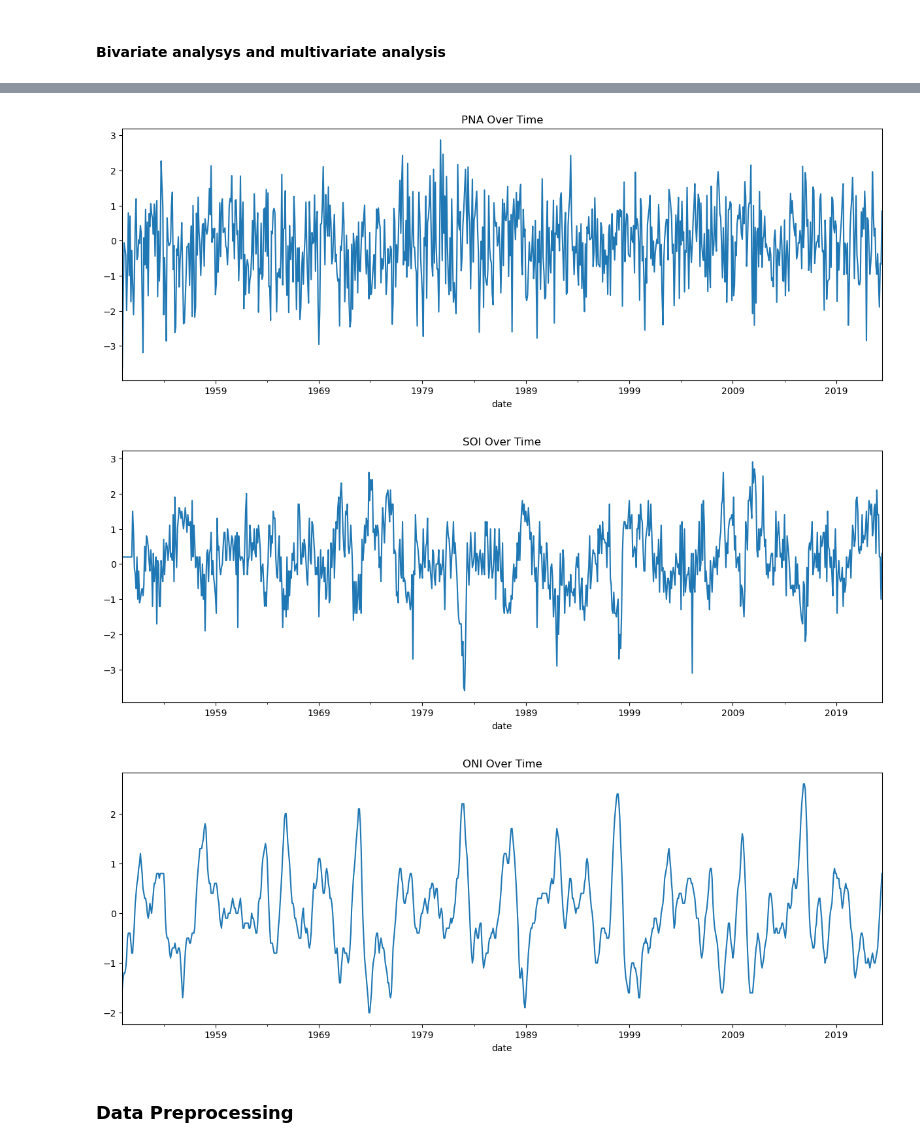
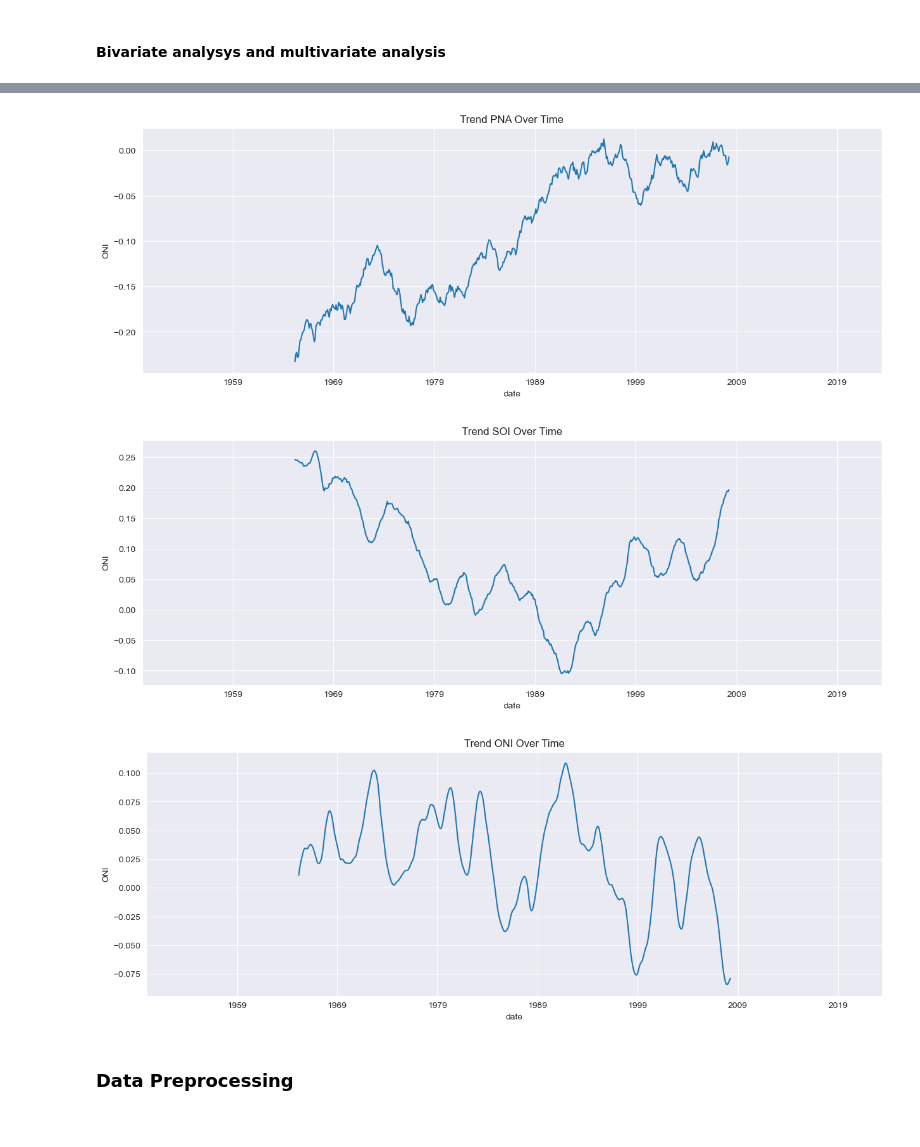
Before and after one commit to agraglez/enso-analysis, a Jupyter notebook: notebooks/enso-analysis.ipynb, the cells around one changed output, grey strips where cells are left out. Saved outputs shown, nothing was run; the diff lists cells and outputs as text; code cells hidden in the pictures.

```diff
--- a/notebooks/enso-analysis.ipynb
+++ b/notebooks/enso-analysis.ipynb
@@ -391,6 +391,7 @@ enso.head()
 # %% [markdown]
 #### Univariate analysis
 # %%
+sns.set_style('darkgrid')
 obs_var = ['zonal_winds', 'meridional_winds', 'humidity', 'air_temperature', 'sea_surface_temperature']
 obs_names = ['Zonal Winds', 'Meridional Winds', 'Humidity', 'Air Temperature', 'Sea Surface Temperature']
 for i in range(len(obs_var)):
@@ -432,6 +433,6 @@ for i in range(len(obs_var)):
     decomposition = seasonal_decompose(enso[obs_var[i]].dropna(), period = 365)
     plt.figure(figsize=(15,5))
     decomposition.trend.plot()
-    plt.title(obs_names[i]+' Over Time')
+    plt.title('Trend '+obs_names[i]+' Over Time')
     plt.show()
 # %% [output]
@@ -743,7 +744,9 @@ plt.show()
 # %%
 for i in range(len(obs_var)):
     plt.figure(figsize=(15,5))
-    enso_oni[obs_var[i]].plot()
-    plt.title(obs_names[i]+' Over Time')
+    decomposition = seasonal_decompose(enso_oni[obs_var[i]].dropna(), period = 365)
+    decomposition.trend.plot()
+    plt.title('Trend '+obs_names[i]+' Over Time')
+    plt.ylabel('ONI')
     plt.show()
 # %% [output]
@@ -752,3 +755,3 @@ for i in range(len(obs_var)):
-[figure, old version]
+[figure, new version]
-[figure, old version]
+[figure, new version]
-[figure, old version]
+[figure, new version]
```
Also changed, not shown: parts of 42 cells of this notebook.
